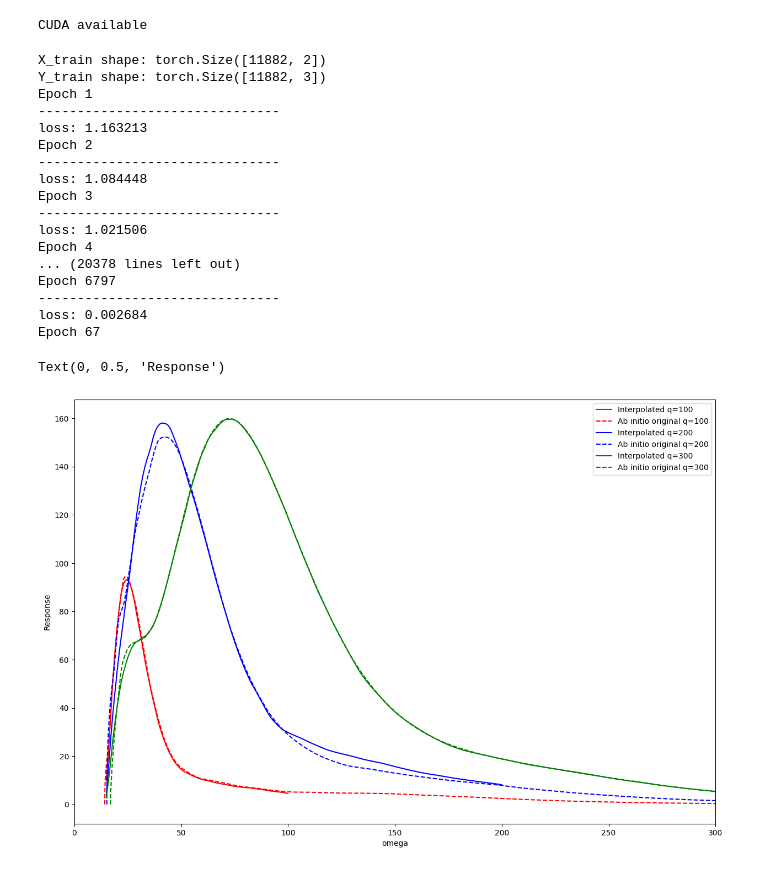
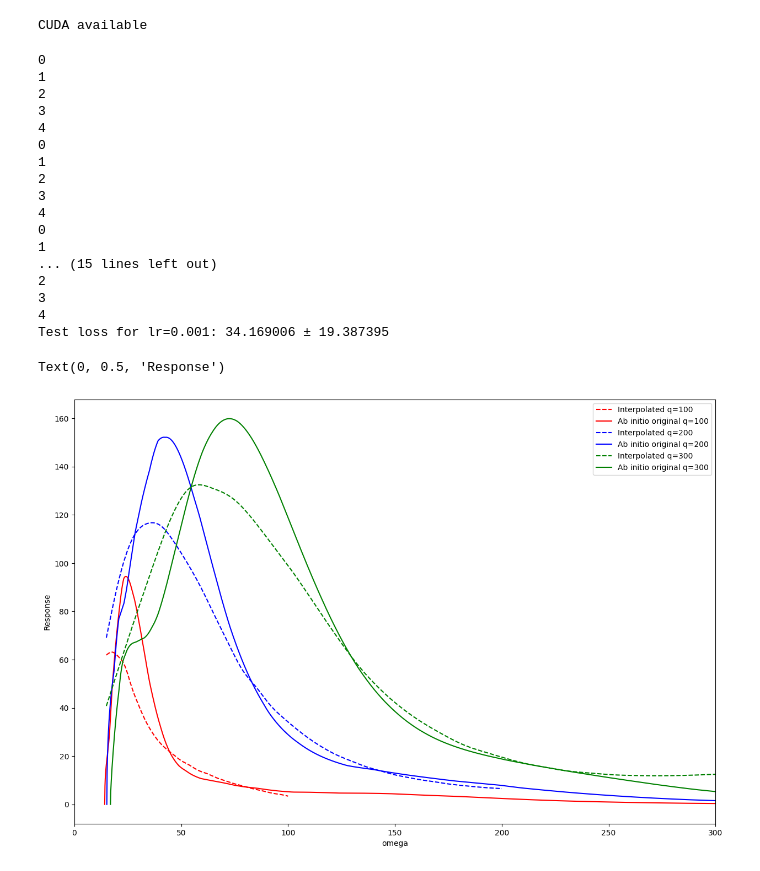
Before and after one commit to grufkork/neutrino_bsc_26, a Jupyter notebook: quantitative_data.ipynb, the cells around one changed output. Saved outputs shown, nothing was run; the diff lists cells and outputs as text; code cells hidden in the pictures.

```diff
--- a/quantitative_data.ipynb
+++ b/quantitative_data.ipynb
@@ -36,12 +47,13 @@ plt.legend()
 residual = ab_initio_vals.copy()
 for (q_idx, q) in enumerate(ab_initio_q):
     for (curve_idx, curve) in enumerate(ab_initio_vals[q_idx]):
-        residual[q_idx, curve_idx, 1] = curve[1] - spectral_functions[curve_idx]((q, curve[0]))
+        residual[q_idx, curve_idx, 1] = curve[1] - USE_RESIDUALS*spectral_functions[curve_idx]((q, curve[0]))
 # %%
 # Plot residuals
-plt.figure(figsize=(15, 10))
+# plt.figure(figsize=(15, 10))
 for i in range(8):
-    plt.plot(residual[i,curve_idx,0], residual[i,curve_idx,1], label=f"Residual {ab_initio_q[i]}")
+    plt.plot(residual[i,curve_idx,0], residual[i,curve_idx,1], label=f"$q={ab_initio_q[i]}$")
 plt.xlim(0, 150)
 plt.title("Residuals")
 plt.legend()
+pass
@@ -132,6 +146,9 @@ class NNParams:
     def __init__(self, layers = [1024, 1024, 128], learning_rate = 1e-3):
         self.layers = layers
         self.learning_rate = learning_rate
+# %%
+def custom_loss(pred, target):
+    return torch.mean(torch.abs(pred - target)*torch.abs(target))
 # %%
 # Create model
 class ResidualNN(nn.Module):
@@ -200,29 +217,46 @@ class ResidualNN(nn.Module):
         return preds
 # %%
 dataManager = DataManager(spectral_q, spectral_vals, ab_initio_q, ab_initio_vals, residual)
-dataManager.configure_data(q_to_test=[200])
+for lr in [1e-3]:
+    err = []
+    for i, q in enumerate(ab_initio_q[1:-1]): # Skip first and last to avoid extrapolation
+        dataManager.configure_data(q_to_test=[q])
 
-nnparams = NNParams(layers=[128, 128, 128], learning_rate=3e-4)
+        nnparams = NNParams(layers=[4], learning_rate=lr)
+        for i in range(5): # Take averages
+            model = ResidualNN(dataManager, nnparams).to(device)
+            model.train_for(2000, False)
+            # err.append(model.test(False))
 
-model = ResidualNN(dataManager, nnparams).to(device)
 
-model.train_for(10000)
+            wvals = ab_initio_vals[i, 0, 0]
+            physical_mask = wvals < q
+            wvals = wvals[physical_mask] # Only consider physical points
+            residual_pred = model.make_transformed_prediction(q, wvals)
+            predicted_final = np.nan_to_num(spectral_functions[0]((q, wvals))*USE_RESIDUALS + residual_pred[:, 0])
+            true_final = ab_initio_vals[i, 0, 1][physical_mask]
+
+            err.append(np.mean(np.abs(predicted_final - true_final)))
+
+            print(i)
+
+    print(f"Test loss for lr={lr}: {np.mean(err):.6f} ± {np.std(err):.6f}")
 # %% [output]
-X_train shape: torch.Size([11882, 2])
-Y_train shape: torch.Size([11882, 3])
-Epoch 1
--------------------------------
-loss: 1.163213
-Epoch 2
--------------------------------
-loss: 1.084448
-Epoch 3
--------------------------------
-loss: 1.021506
-Epoch 4
-... (20378 lines left out)
-Epoch 6797
--------------------------------
-loss: 0.002684
-Epoch 67
+0
+1
+2
+3
+4
+0
+1
+2
+3
+4
+0
+1
+... (15 lines left out)
+2
+3
+4
+Test loss for lr=0.001: 34.169006 ± 19.387395
 # %%
@@ -252,17 +285,17 @@ ab_initio_q
 # %%
 plt.figure(figsize=(15, 10))
 colors = ["red", "blue", "green"]
 for i, (ab_initio_index, q) in enumerate(zip([1, 3, 5], [100, 200, 300])):
     wvals = np.arange(0, 500, 1)
     residual_pred = model.make_transformed_prediction(q, wvals)
-    final_curve = spectral_functions[0]((q, wvals)) + residual_pred[:, 0]
-    plt.plot(wvals, final_curve, label=f"Interpolated q={q}", color=colors[i])
-    plt.plot(ab_initio_vals[ab_initio_index,0,0], ab_initio_vals[ab_initio_index,0,1], label=f"Ab initio original q={q}", linestyle="--", color=colors[i])
+    predicted_final = spectral_functions[0]((q, wvals))*USE_RESIDUALS + residual_pred[:, 0]
+    plt.plot(wvals, predicted_final, label=f"Interpolated q={q}", color=colors[i], linestyle="--")
+    plt.plot(ab_initio_vals[ab_initio_index,0,0], ab_initio_vals[ab_initio_index,0,1], label=f"Ab initio original q={q}", color=colors[i])
 
 plt.legend()
 plt.xlim(0, 300)
 plt.xlabel("omega")
 plt.ylabel("Response")
 # %% [output]
 Text(0, 0.5, 'Response')
-[figure, old version]
+[figure, new version]
```
Also changed, not shown: parts of 8 cells of this notebook.
